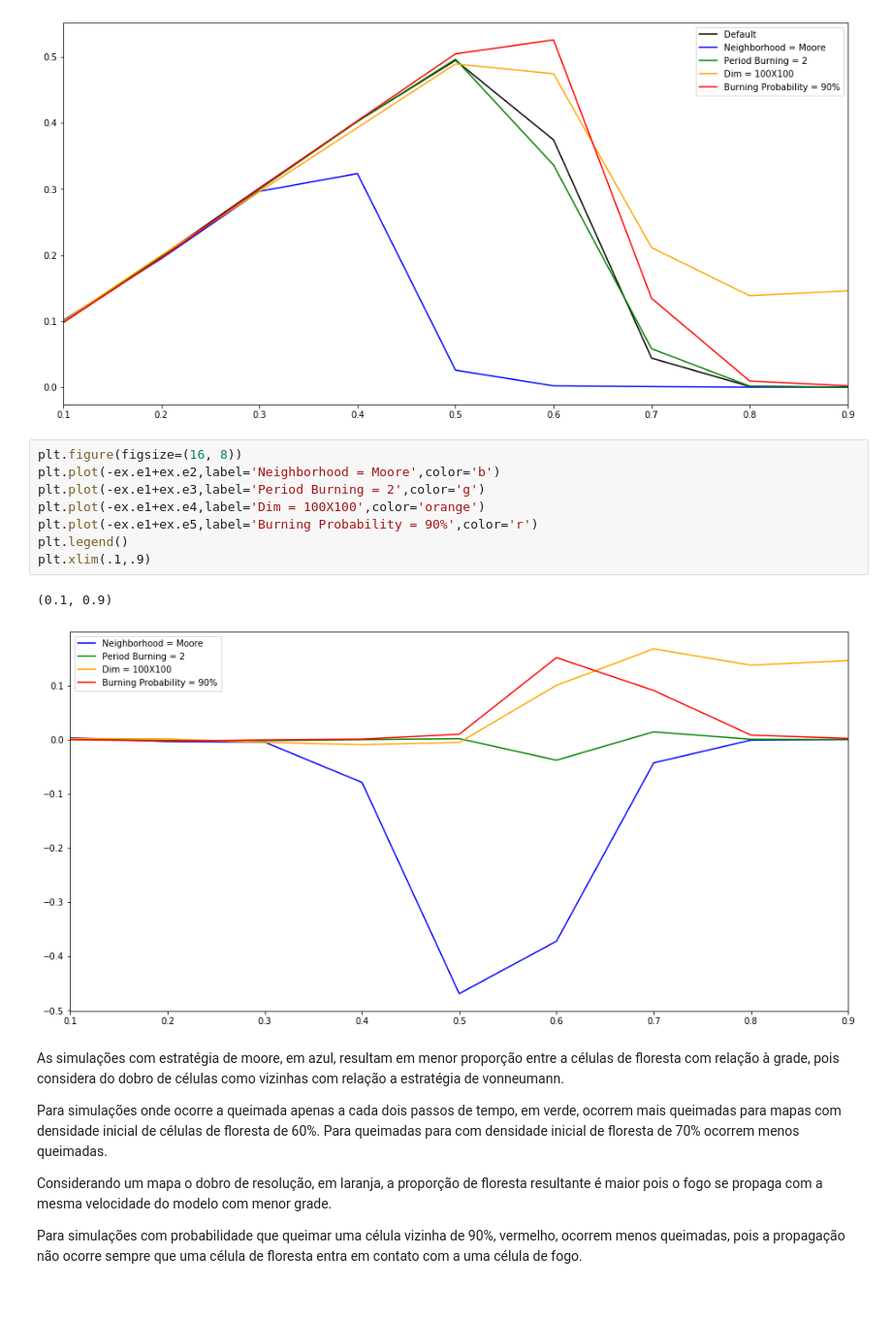
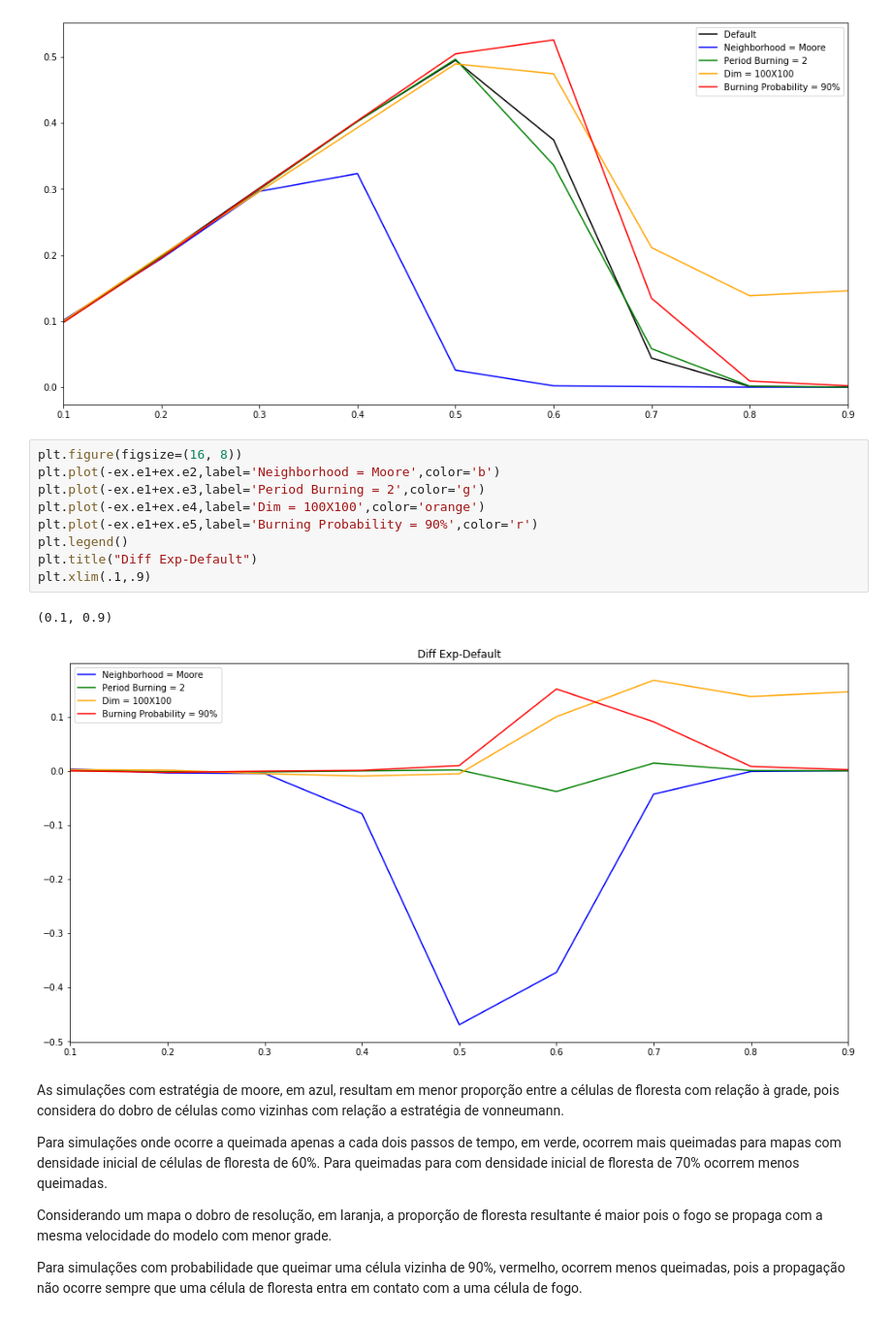
Before and after one commit to ledica/MSES, a Jupyter notebook: Exercicio2.ipynb, the cells around one changed output. Shown: that part at 97% size. Drawn from its saved outputs; the diff is of its cells as text.

```diff
--- a/Exercicio2.ipynb
+++ b/Exercicio2.ipynb
@@ -48,14 +48,15 @@ plt.xlim(.1,.9)
 # %%
 plt.figure(figsize=(16, 8))
 plt.plot(-ex.e1+ex.e2,label='Neighborhood = Moore',color='b')
 plt.plot(-ex.e1+ex.e3,label='Period Burning = 2',color='g')
 plt.plot(-ex.e1+ex.e4,label='Dim = 100X100',color='orange')
 plt.plot(-ex.e1+ex.e5,label='Burning Probability = 90%',color='r')
 plt.legend()
+plt.title("Diff Exp-Default")
 plt.xlim(.1,.9)
 # %% [output]
 (0.1, 0.9)
-[figure, old version]
+[figure, new version]
 # %% [markdown]
 As simulações com estratégia de moore, em azul, resultam em menor proporção entre a células de floresta com relação à grade, pois considera do dobro de células como vizinhas com relação a estratégia de vonneumann.
 
```
